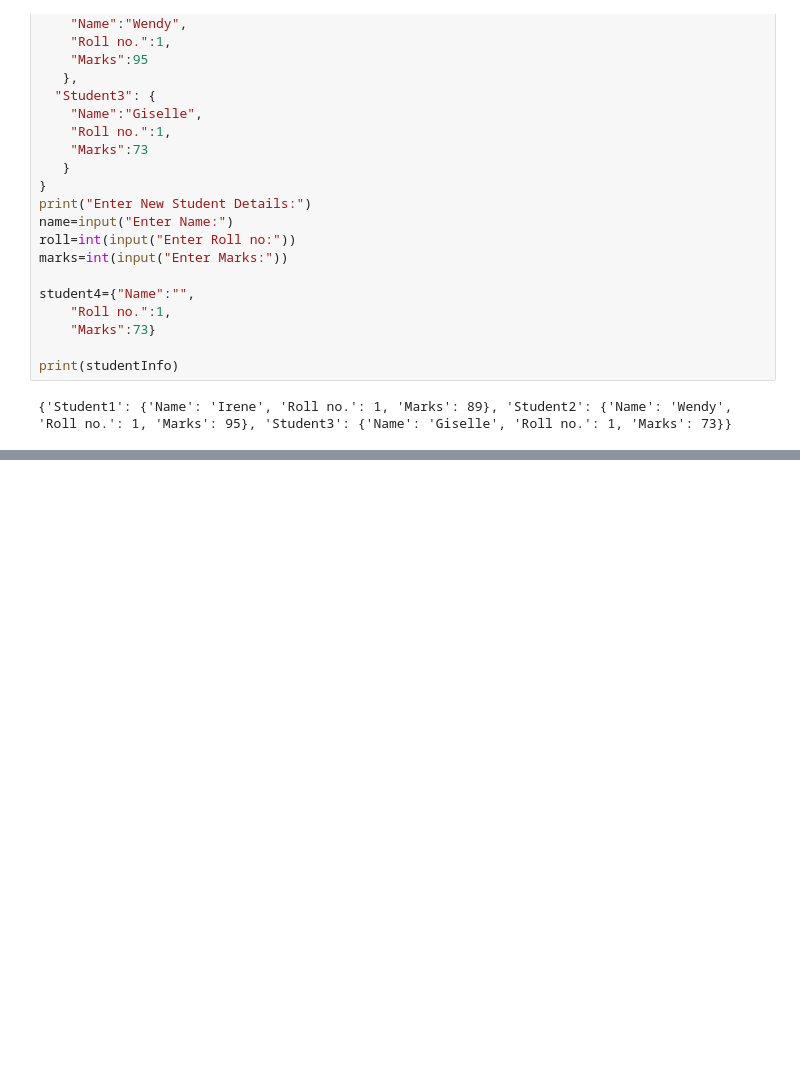
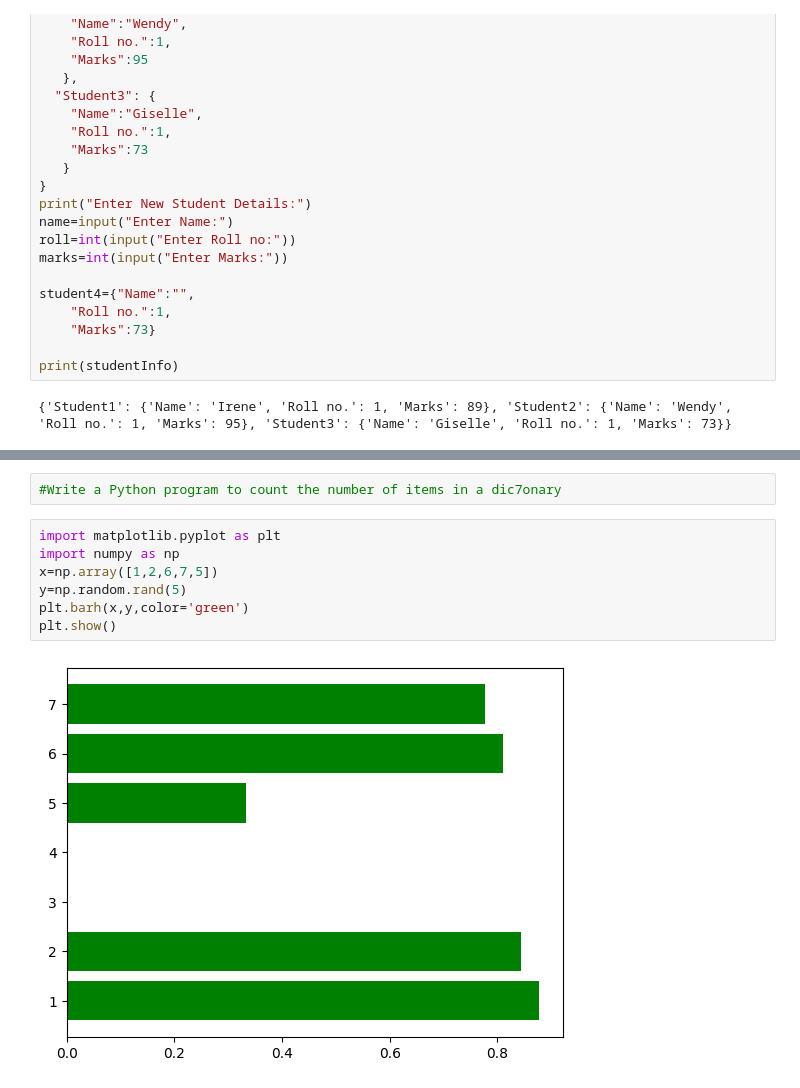
Before and after one commit to belhyto/PythonProgramming, a Jupyter notebook: Py1.ipynb, the cells around one changed output, grey strips where cells are left out. Saved outputs shown, nothing was run; the diff lists cells and outputs as text; blank space fills up the shorter version.

```diff
--- a/Py1.ipynb
+++ b/Py1.ipynb
@@ -510,0 +1101,11 @@ print(studentInfo)
+# %%
+#Write a Python program to count the number of items in a dic7onary
+# %%
+import matplotlib.pyplot as plt
+import numpy as np
+x=np.array([1,2,6,7,5])
+y=np.random.rand(5)
+plt.barh(x,y,color='green')
+plt.show()
+# %% [output]
+[figure, added]
```
Also changed, not shown: parts of 58 cells of this notebook.
